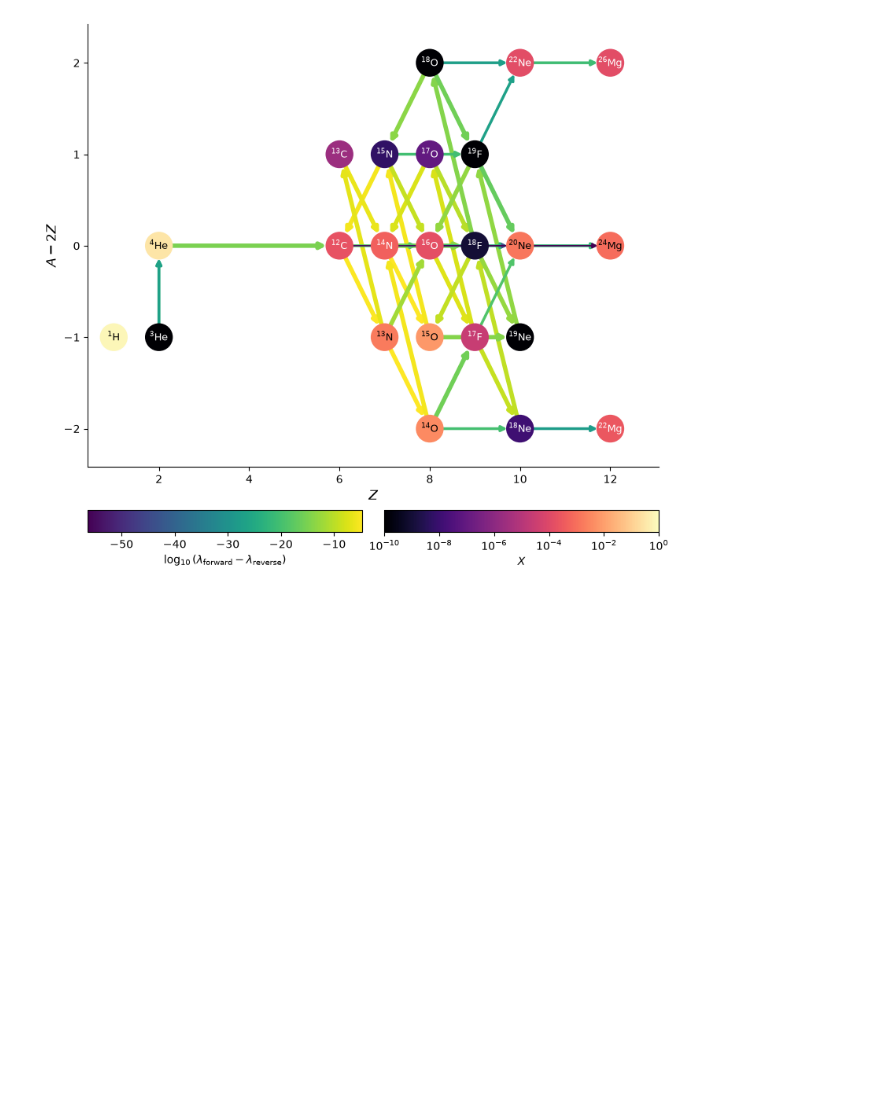
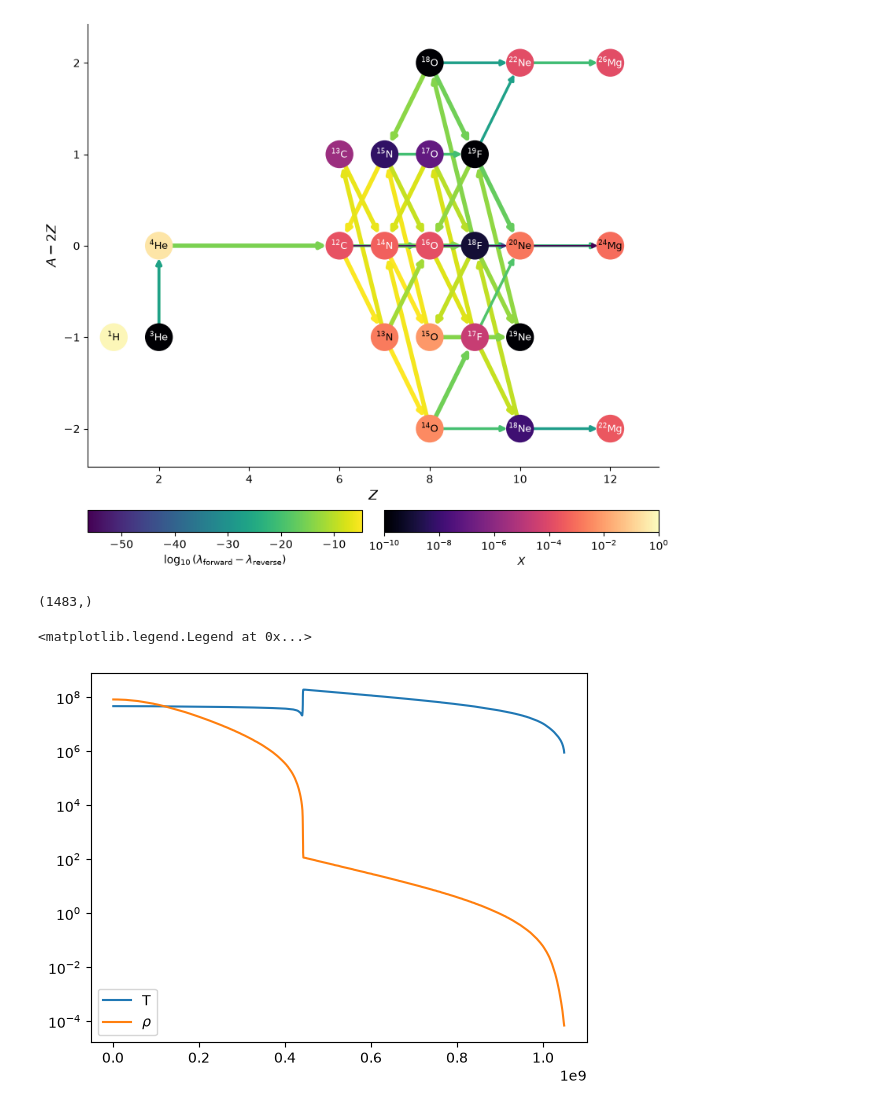
Before and after one commit to pynucastro/pynucastro3.0-paper-notebooks, a Jupyter notebook: mesa/mesa-nova.ipynb, the cells around one changed output. Cells and saved outputs as stored; diff of their text form; code cells hidden in the pictures; blank space fills up the shorter version.

```diff
--- a/mesa/mesa-nova.ipynb
+++ b/mesa/mesa-nova.ipynb
@@ -31,6 +31,6 @@ import pynucastro as pyna
 # %%
 nuclei = mesa_utils.get_nuclei(model)
 # %%
-mesa_zones = mesa_utils.get_all_data(model)
+mm = mesa_utils.MesaModel(model)
 # %% [markdown]
 find the zone with highest T
@@ -56,0 +56,16 @@ fig = net.plot(rho, T, comp, rotated=True,
+# %%
+rho = mm.get_data_array("rho")
+T = mm.get_data_array("T")
+r = mm.get_data_array("r")
+# %%
+rho.shape
+# %% [output]
+(1483,)
+# %%
+fig, ax = plt.subplots()
+ax.semilogy(r, T, label="T")
+ax.semilogy(r, rho, label=r"$\rho$")
+ax.legend()
+# %% [output]
+<matplotlib.legend.Legend at 0x...>
+[figure, added]
```
Also changed, not shown: parts of 5 cells of this notebook.
